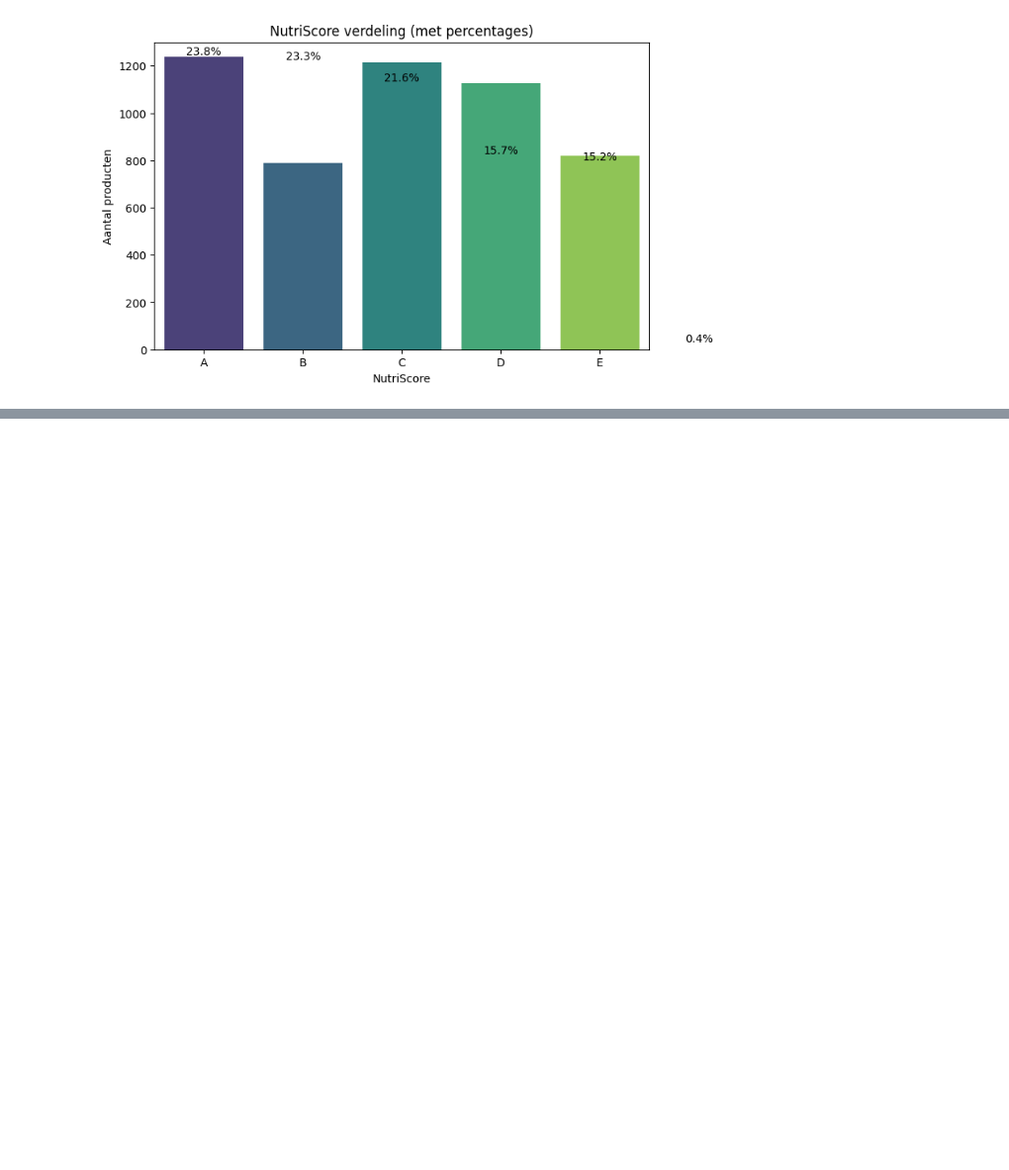
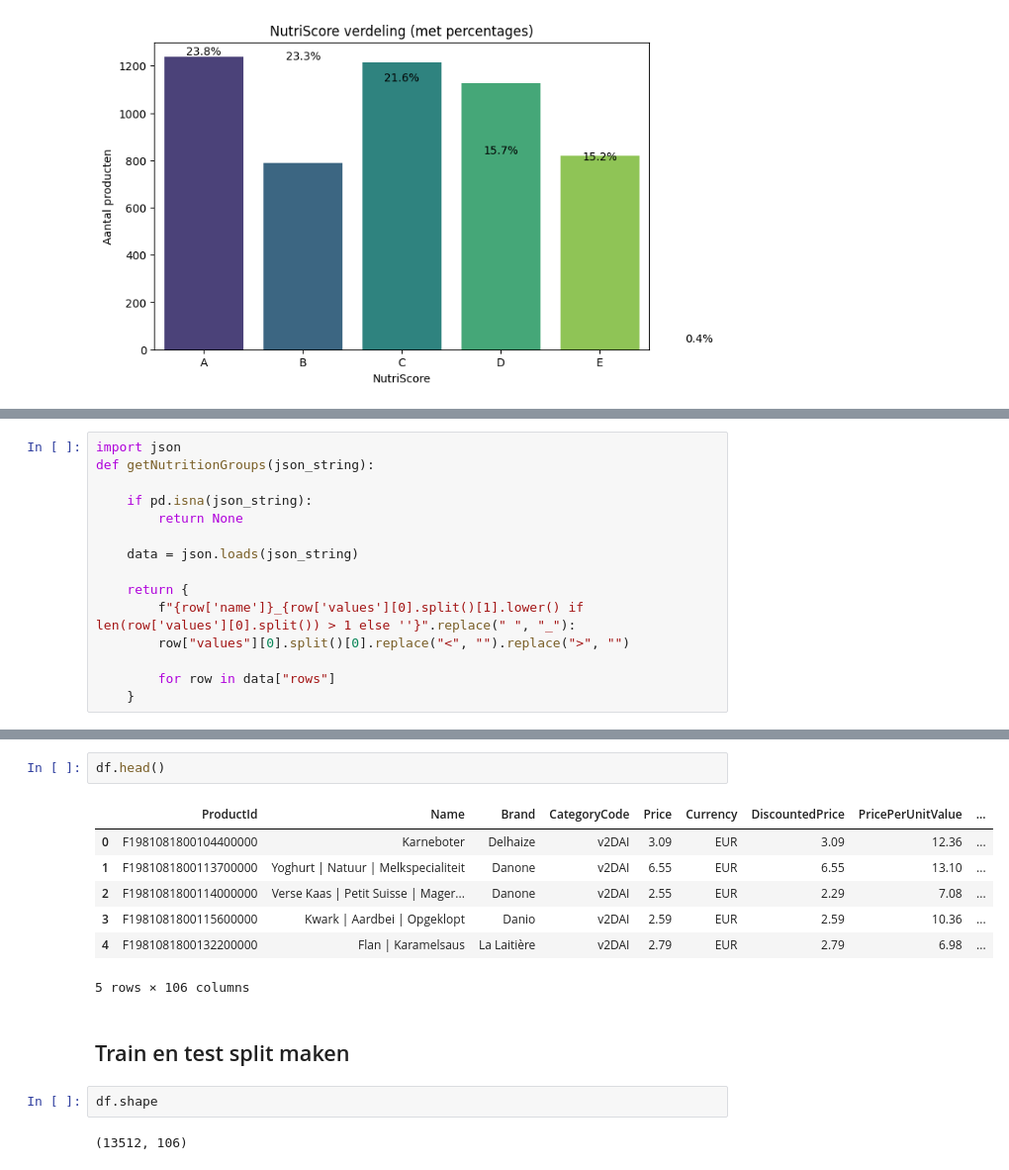
Before and after one commit to LuizVerheyen/Supermarkets, a Jupyter notebook: analyser/analyser.ipynb, the cells around one changed output, grey strips where cells are left out. Shown at 99% size. Drawn from its saved outputs; the diff is of its cells as text; blank space fills up the shorter version.

```diff
--- a/analyser/analyser.ipynb
+++ b/analyser/analyser.ipynb
@@ -174,0 +213,15 @@ Passing `palette` without assigning `hue` is deprecated and will be removed in v
+# %%
+import json
+def getNutritionGroups(json_string):
+
+    if pd.isna(json_string):
+        return None
+
+    data = json.loads(json_string)
+
+    return {
+        f"{row['name']}_{row['values'][0].split()[1].lower() if len(row['values'][0].split()) > 1 else ''}".replace(" ", "_"):
+        row["values"][0].split()[0].replace("<", "").replace(">", "")
+
+        for row in data["rows"]
+    }
@@ -174,0 +257,16 @@ Passing `palette` without assigning `hue` is deprecated and will be removed in v
+# %%
+df.head()
+# %% [output]
+|  | ProductId | Name | Brand | CategoryCode | Price | Currency | DiscountedPrice | PricePerUnitValue | ... |
+| 0 | F1981081800104400000 | Karneboter | Delhaize | v2DAI | 3.09 | EUR | 3.09 | 12.36 | ... |
+| 1 | F1981081800113700000 | Yoghurt | Natuur | Melkspecialiteit | Danone | v2DAI | 6.55 | EUR | 6.55 | 13.10 | ... |
+| 2 | F1981081800114000000 | Verse Kaas | Petit Suisse | Mager... | Danone | v2DAI | 2.55 | EUR | 2.29 | 7.08 | ... |
+| 3 | F1981081800115600000 | Kwark | Aardbei | Opgeklopt | Danio | v2DAI | 2.59 | EUR | 2.59 | 10.36 | ... |
+| 4 | F1981081800132200000 | Flan | Karamelsaus | La Laitière | v2DAI | 2.79 | EUR | 2.79 | 6.98 | ... |
+5 rows × 106 columns
+# %% [markdown]
+## Train en test split maken
+# %%
+df.shape
+# %% [output]
+(13512, 106)
```
Also changed, not shown: parts of 10 cells of this notebook, 4 other files.
